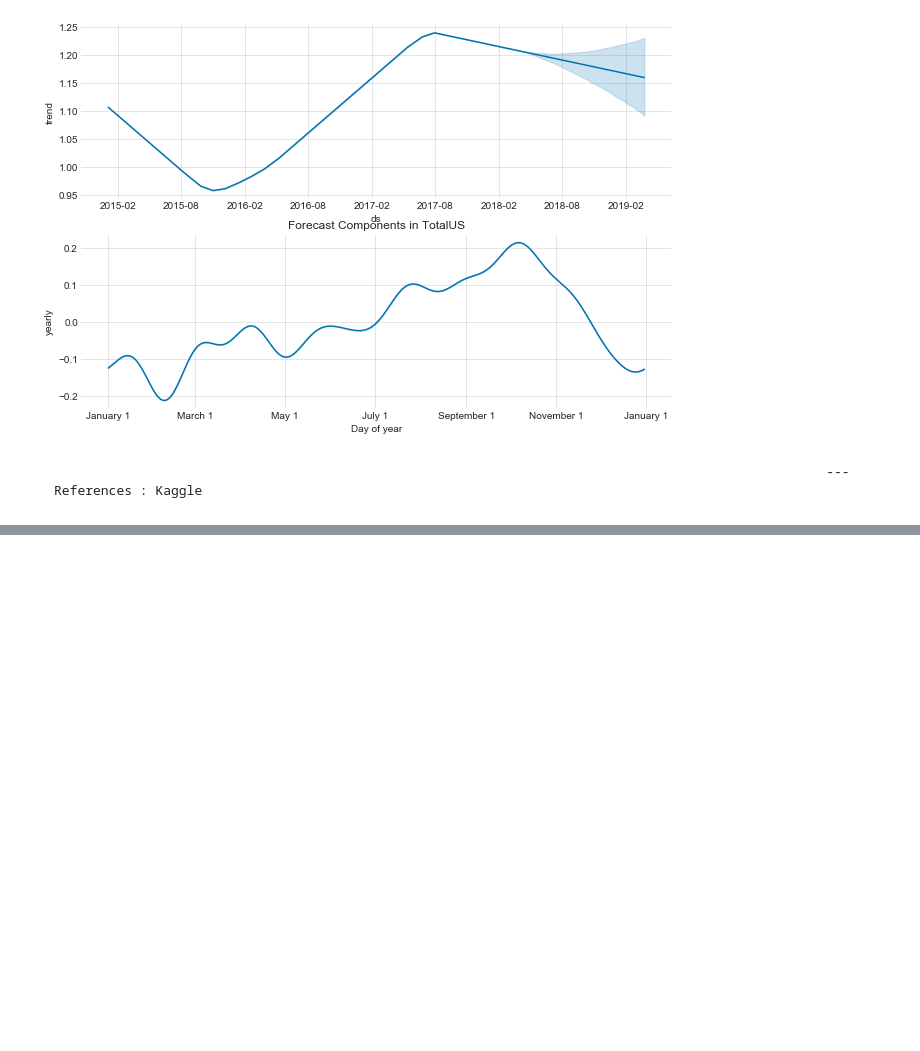
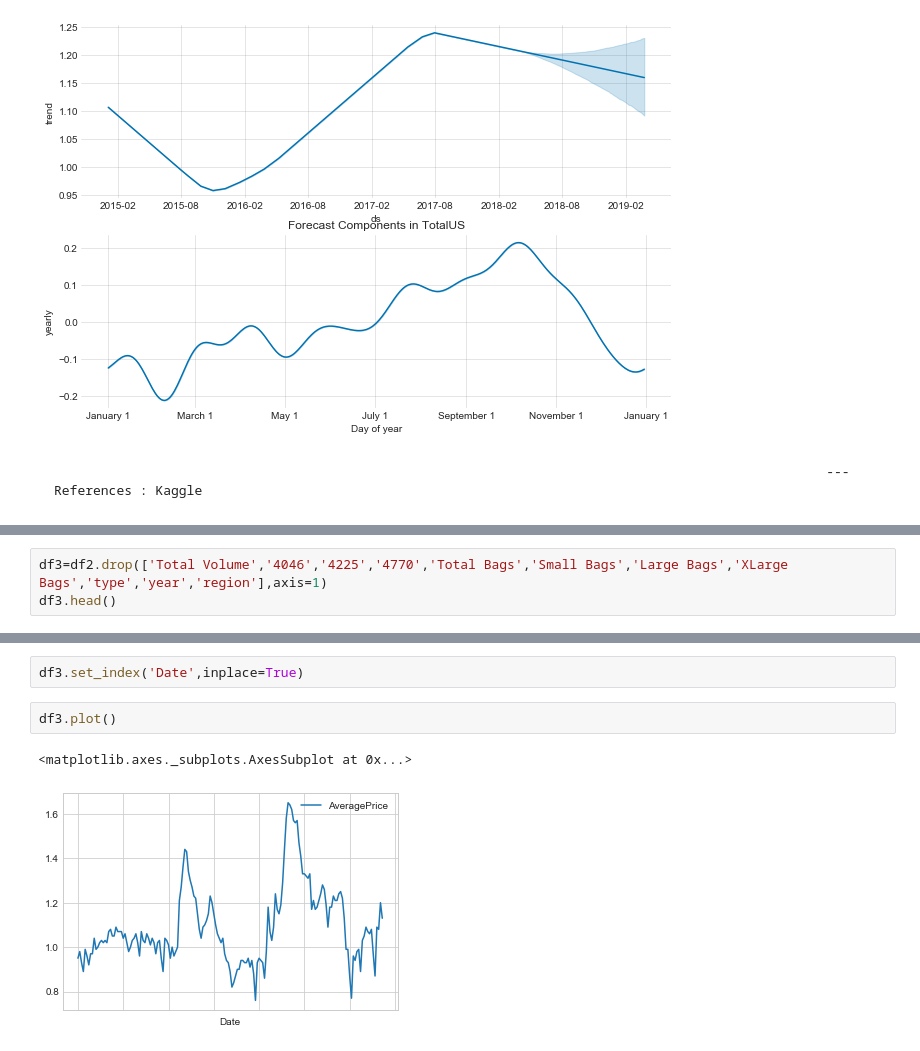
Before and after one commit to shreyanshissingh/AvocadoPrices, a Jupyter notebook: Avocado Price Forecast.ipynb, the cells around one changed output, grey strips where cells are left out. Drawn from its saved outputs; the diff is of its cells as text; blank space fills up the shorter version.

```diff
--- a/Avocado Price Forecast.ipynb
+++ b/Avocado Price Forecast.ipynb
@@ -124,0 +134,3 @@ plt.show()
+# %%
+df3=df2.drop(['Total Volume','4046','4225','4770','Total Bags','Small Bags','Large Bags','XLarge Bags','type','year','region'],axis=1)
+df3.head()
@@ -124,0 +144,7 @@ plt.show()
+# %%
+df3.set_index('Date',inplace=True)
+# %%
+df3.plot()
+# %% [output]
+<matplotlib.axes._subplots.AxesSubplot at 0x...>
+[figure, added]
```
Also changed, not shown: parts of 7 cells of this notebook.
